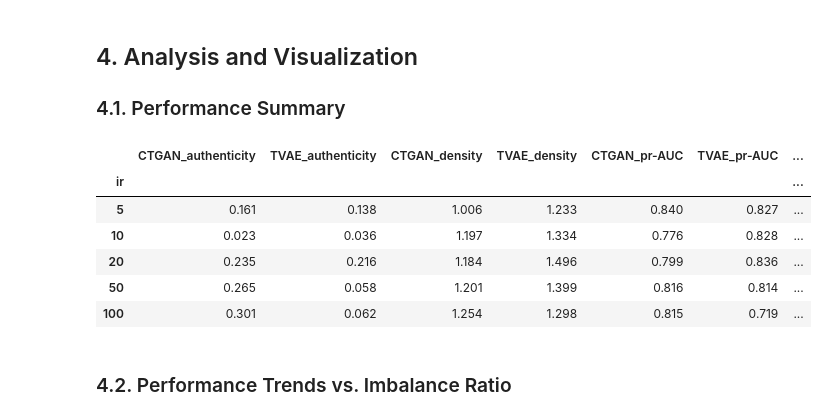
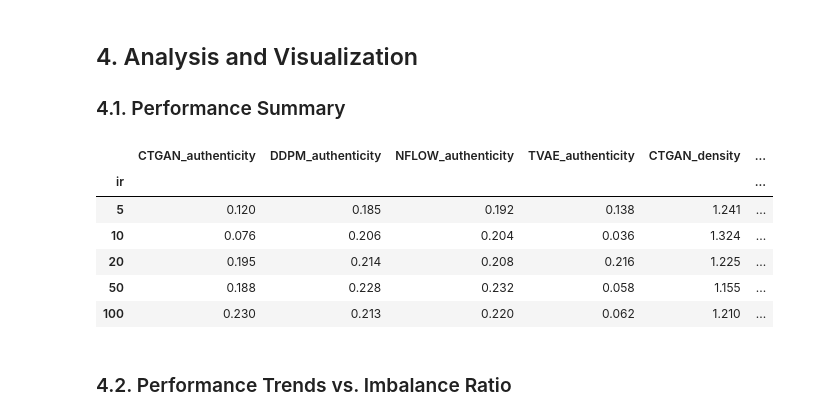
Before and after one commit to Adriano-7/imbalanced-data-synthesis-quality, a Jupyter notebook: notebooks/03_pyMDMA_Evaluation.ipynb, the cells around one changed output. Cells and saved outputs as stored; diff of their text form; code cells hidden in the pictures.

```diff
--- a/notebooks/03_pyMDMA_Evaluation.ipynb
+++ b/notebooks/03_pyMDMA_Evaluation.ipynb
@@ -39,7 +37,9 @@ FIGURES_PATH.mkdir(exist_ok=True, parents=True)
 
 TARGET_FEATURE = "Severity"
 IMBALANCE_RATIOS = [1, 5, 10, 20, 50, 100]
-GENERATORS = ["ctgan", "tvae"]
+
+GENERATORS = ["ctgan", "tvae", "ddpm", "nflow"]
+N_REPEATS = 3
 
 sns.set_theme(style="whitegrid")
 plt.rcParams['figure.dpi'] = 150
@@ -49,6 +49,8 @@ palette = sns.color_palette("colorblind", n_colors=len(GENERATORS))
 GENERATOR_STYLES = {
     "CTGAN": {"color": palette[0], "marker": "o", "linestyle": "-"},
     "TVAE": {"color": palette[1], "marker": "s", "linestyle": "--"},
+    "DDPM": {"color": palette[2], "marker": "X", "linestyle": "-."},
+    "NFLOW": {"color": palette[3], "marker": "D", "linestyle": ":"},
 }
 # %% [markdown]
 ## 3. Metric Calculation Pipeline
@@ -136,32 +147,35 @@ results_df.head()
 
 ### 4.1. Performance Summary
 # %%
+metrics_to_pivot = ['precision_mean', 'density_mean', 'pr_auc_mean', 'authenticity_mean']
 
 summary_pivot = results_df.pivot_table(
     index='ir',
     columns='generator',
-    values=['precision', 'density', 'pr_auc', 'authenticity']
+    values=metrics_to_pivot
 )
 
-summary_pivot.columns = [f'{col[1]}_{col[0]}' for col in summary_pivot.columns]
-summary_pivot = summary_pivot.rename(columns=lambda c: c.replace('_auc', '-AUC'))
+def clean_col_names(col):
+    metric, generator = col
+    clean_metric = metric.replace('_mean', '').replace('pr_auc', 'PR-AUC')
+    return f'{generator}_{clean_metric}'
 
+summary_pivot.columns = [clean_col_names(col) for col in summary_pivot.columns]
 
 styled_summary = summary_pivot.style.highlight_max(
-    subset=[col for col in summary_pivot.columns if 'CTGAN' in col or 'TVAE' in col],
     props='font-weight:bold; background-color:#a2d2ff;',
     axis=1
 ).format("{:.3f}")
 
 display(styled_summary)
 # %% [output]
-|  | CTGAN_authenticity | TVAE_authenticity | CTGAN_density | TVAE_density | CTGAN_pr-AUC | TVAE_pr-AUC | ... |
-| ir |  |  |  |  |  |  | ... |
-| 5 | 0.161 | 0.138 | 1.006 | 1.233 | 0.840 | 0.827 | ... |
-| 10 | 0.023 | 0.036 | 1.197 | 1.334 | 0.776 | 0.828 | ... |
-| 20 | 0.235 | 0.216 | 1.184 | 1.496 | 0.799 | 0.836 | ... |
-| 50 | 0.265 | 0.058 | 1.201 | 1.399 | 0.816 | 0.814 | ... |
-| 100 | 0.301 | 0.062 | 1.254 | 1.298 | 0.815 | 0.719 | ... |
+|  | CTGAN_authenticity | DDPM_authenticity | NFLOW_authenticity | TVAE_authenticity | CTGAN_density | ... |
+| ir |  |  |  |  |  | ... |
+| 5 | 0.120 | 0.185 | 0.192 | 0.138 | 1.241 | ... |
+| 10 | 0.076 | 0.206 | 0.204 | 0.036 | 1.324 | ... |
+| 20 | 0.195 | 0.214 | 0.208 | 0.216 | 1.225 | ... |
+| 50 | 0.188 | 0.228 | 0.232 | 0.058 | 1.155 | ... |
+| 100 | 0.230 | 0.213 | 0.220 | 0.062 | 1.210 | ... |
 # %% [markdown]
 ### 4.2. Performance Trends vs. Imbalance Ratio
 # %%
```
Also changed, not shown: parts of 6 cells of this notebook, 13 other files.
